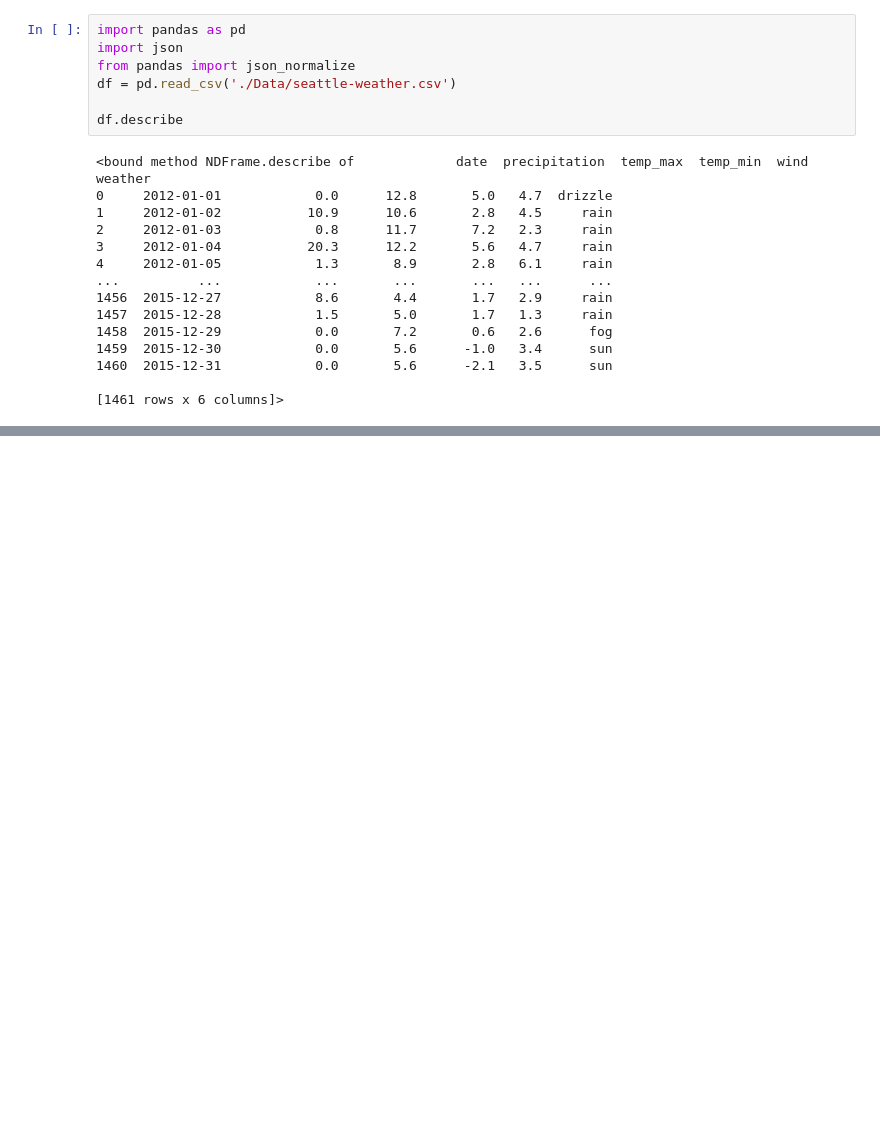
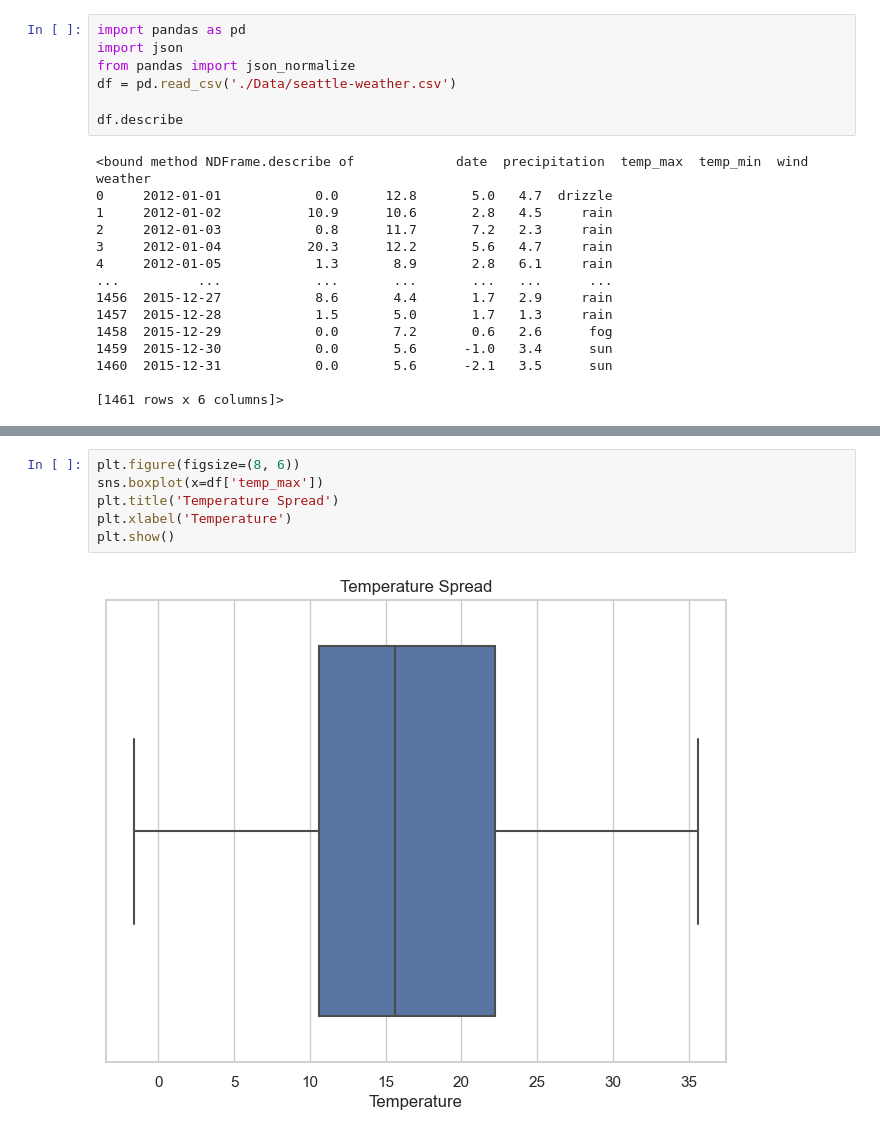
Before and after one commit to baiching/WeatherForcasting, a Jupyter notebook: weather.ipynb, the cells around one changed output, grey strips where cells are left out. Drawn from its saved outputs; the diff is of its cells as text; blank space fills up the shorter version.

```diff
--- a/weather.ipynb
+++ b/weather.ipynb
@@ -39,0 +53,8 @@ plt.show()
+# %%
+plt.figure(figsize=(8, 6))
+sns.boxplot(x=df['temp_max'])
+plt.title('Temperature Spread')
+plt.xlabel('Temperature')
+plt.show()
+# %% [output]
+[figure, added]
```
Also changed, not shown: parts of 5 cells of this notebook, 2 other files.
